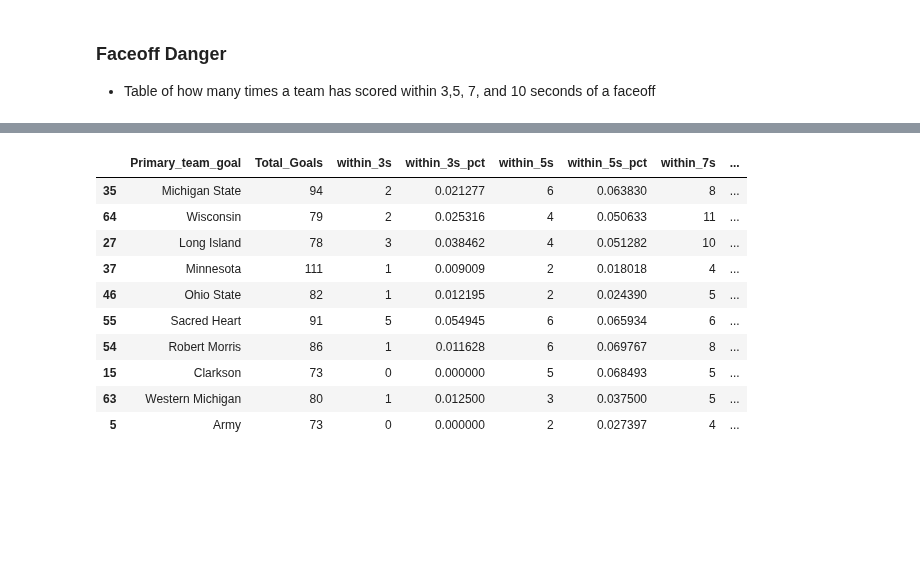
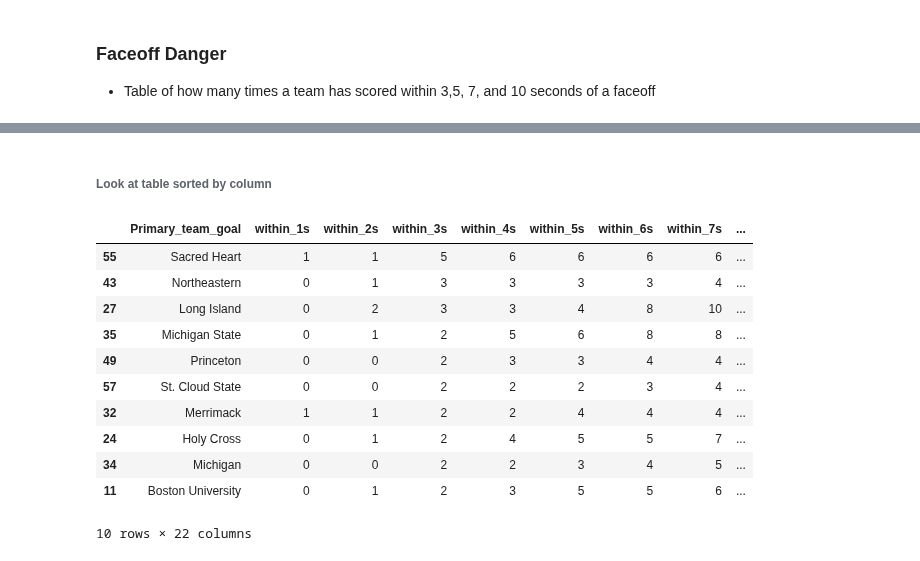
Before and after one commit to JSmith1826/college_hockey_2425, a Jupyter notebook: workbook/Play_by_Play_Explorer.ipynb, the cells around one changed output, grey strips where cells are left out. Drawn from its saved outputs; the diff is of its cells as text; code cells hidden in the pictures; blank space fills up the shorter version.

```diff
--- a/workbook/Play_by_Play_Explorer.ipynb
+++ b/workbook/Play_by_Play_Explorer.ipynb
@@ -116,0 +103,14 @@ teams_goal_counts.head()
+# %%
+# Calculate the percentage for each goal duration
+for sec in range(1, 11):
+    col = f'within_{sec}s'
+    pct_col = f'{col}_pct'
+    teams_goal_counts[pct_col] = teams_goal_counts[col] / teams_goal_counts['Total_Goals']
+
+# Rearrange columns in an interleaved order: original value then its percentage
+cols = ['Primary_team_goal', 'Total_Goals'] + [
+    item for sec in range(1, 11)
+    for item in (f'within_{sec}s', f'within_{sec}s_pct')
+]
+
+team_goal_counts = teams_goal_counts[cols]
@@ -117,25 +137,50 @@ teams_goal_counts.head()
+# %% [markdown]
+###### Look at table sorted by column
 # %%
-##3 Sort by Most within 5 seconds
-teams_goal_counts = teams_goal_counts.sort_values(by='within_5s', ascending=False)
-teams_goal_counts.head(10)
+# ##3 Sort by Most within 5 seconds
+# teams_goal_counts = teams_goal_counts.sort_values(by='within_5s', ascending=False)
+# teams_goal_counts.head(10)
 
-teams_goal_counts = teams_goal_counts.sort_values(by='within_3s', ascending=False)
-teams_goal_counts.head(10)
+# teams_goal_counts = teams_goal_counts.sort_values(by='within_3s', ascending=False)
+# teams_goal_counts.head(10)
 
-within_7s = teams_goal_counts.sort_values(by='within_7s', ascending=False)
-within_7s.head(10)
+# within_7s = teams_goal_counts.sort_values(by='within_7s', ascending=False)
+# within_7s.head(10)
 
-within_10s = teams_goal_counts.sort_values(by='within_10s', ascending=False)
-within_10s.head(10)
+# within_10s = teams_goal_counts.sort_values(by='within_10s', ascending=False)
+# within_10s.head(10)
+
+# # any within 1s?
+# within_1s = teams_goal_counts.sort_values(by='within_1s', ascending=False)
+# within_1s.head(10)
+# within_2s = teams_goal_counts.sort_values(by='within_2s', ascending=False)
+# within_2s.head(10)
+within_3s = teams_goal_counts.sort_values(by='within_3s', ascending=False)
+within_3s.head(10)
+# within_4s = teams_goal_counts.sort_values(by='within_4s', ascending=False)
+# within_4s.head(10)
+# within_5s = teams_goal_counts.sort_values(by='within_5s', ascending=False)
+# within_5s.head(10)
+# within_6s = teams_goal_counts.sort_values(by='within_6s', ascending=False)
+# within_6s.head(10)
+# within_7s = teams_goal_counts.sort_values(by='within_7s', ascending=False)
+# within_7s.head(10)
+# within_8s = teams_goal_counts.sort_values(by='within_8s', ascending=False)
+# within_8s.head(10)
+# within_9s = teams_goal_counts.sort_values(by='within_9s', ascending=False)
+# within_9s.head(10)
+# within_10s = teams_goal_counts.sort_values(by='within_10s', ascending=False)
+# within_10s.head(10)
 # %% [output]
-|  | Primary_team_goal | Total_Goals | within_3s | within_3s_pct | within_5s | within_5s_pct | within_7s | ... |
-| 35 | Michigan State | 94 | 2 | 0.021277 | 6 | 0.063830 | 8 | ... |
-| 64 | Wisconsin | 79 | 2 | 0.025316 | 4 | 0.050633 | 11 | ... |
-| 27 | Long Island | 78 | 3 | 0.038462 | 4 | 0.051282 | 10 | ... |
-| 37 | Minnesota | 111 | 1 | 0.009009 | 2 | 0.018018 | 4 | ... |
-| 46 | Ohio State | 82 | 1 | 0.012195 | 2 | 0.024390 | 5 | ... |
-| 55 | Sacred Heart | 91 | 5 | 0.054945 | 6 | 0.065934 | 6 | ... |
-| 54 | Robert Morris | 86 | 1 | 0.011628 | 6 | 0.069767 | 8 | ... |
-| 15 | Clarkson | 73 | 0 | 0.000000 | 5 | 0.068493 | 5 | ... |
-| 63 | Western Michigan | 80 | 1 | 0.012500 | 3 | 0.037500 | 5 | ... |
-| 5 | Army | 73 | 0 | 0.000000 | 2 | 0.027397 | 4 | ... |
+|  | Primary_team_goal | within_1s | within_2s | within_3s | within_4s | within_5s | within_6s | within_7s | ... |
+| 55 | Sacred Heart | 1 | 1 | 5 | 6 | 6 | 6 | 6 | ... |
+| 43 | Northeastern | 0 | 1 | 3 | 3 | 3 | 3 | 4 | ... |
+| 27 | Long Island | 0 | 2 | 3 | 3 | 4 | 8 | 10 | ... |
+| 35 | Michigan State | 0 | 1 | 2 | 5 | 6 | 8 | 8 | ... |
+| 49 | Princeton | 0 | 0 | 2 | 3 | 3 | 4 | 4 | ... |
+| 57 | St. Cloud State | 0 | 0 | 2 | 2 | 2 | 3 | 4 | ... |
+| 32 | Merrimack | 1 | 1 | 2 | 2 | 4 | 4 | 4 | ... |
+| 24 | Holy Cross | 0 | 1 | 2 | 4 | 5 | 5 | 7 | ... |
+| 34 | Michigan | 0 | 0 | 2 | 2 | 3 | 4 | 5 | ... |
+| 11 | Boston University | 0 | 1 | 2 | 3 | 5 | 5 | 6 | ... |
+10 rows × 22 columns
```
Also changed, not shown: parts of 12 cells of this notebook, 3 other files.
